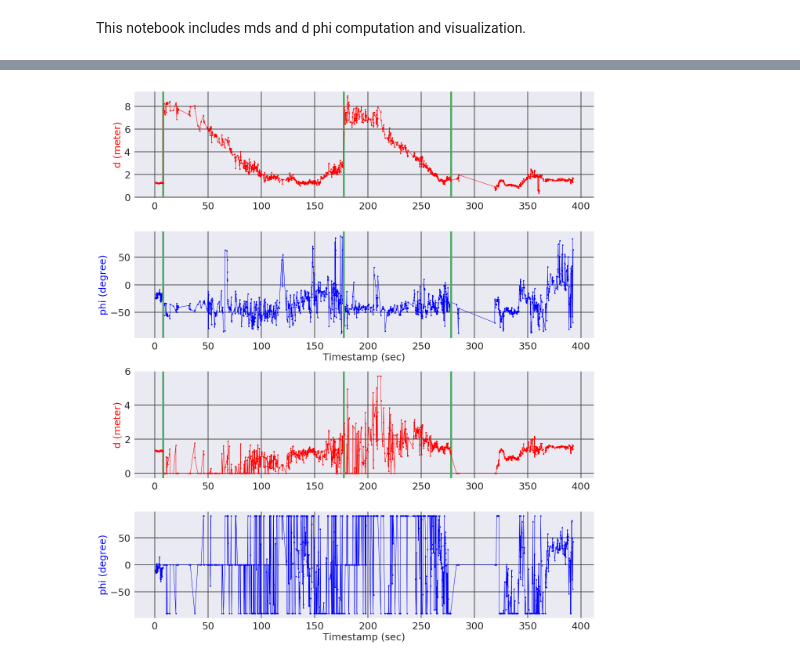
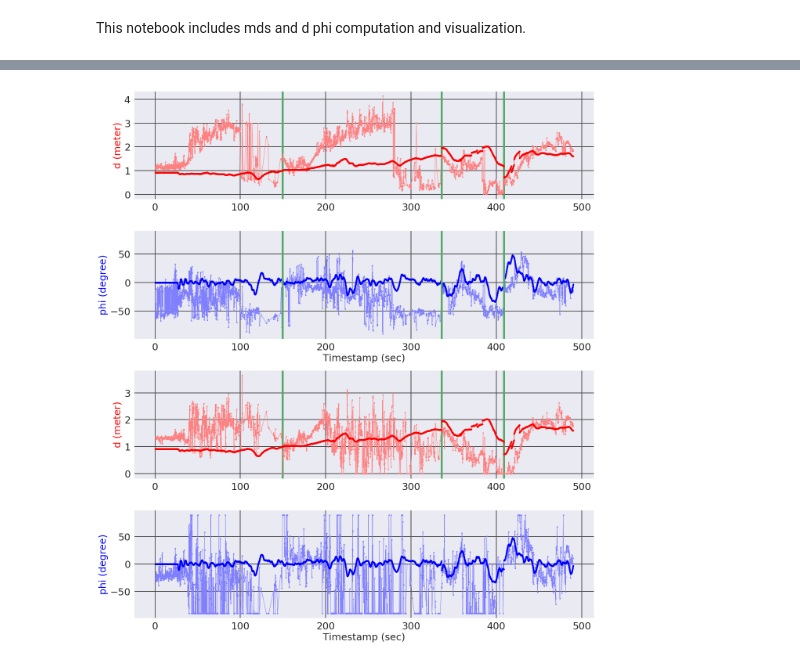
Before and after one commit to eric565648/python_visualization_tools, a Jupyter notebook: d_phi_visualization.ipynb, the cells around one changed output, grey strips where cells are left out. Drawn from its saved outputs; the diff is of its cells as text; code cells hidden in the pictures.

```diff
--- a/d_phi_visualization.ipynb
+++ b/d_phi_visualization.ipynb
@@ -23,10 +23,11 @@ from sklearn.metrics import pairwise_distances
 # from mpl_toolkits import mplot3d
 from points_registration import points_registration
 # %%
-filenames = ['0112_1000', '0112_1031', '0112_1153', '0112_1305' ,'0112_1328']
-#filenames = ['0112_1000']
+#filenames = ['0112_1000', '0112_1031', '0112_1153', '0112_1305' ,'0112_1328']
+filenames = ['0112_1153']
 guid_path = [0x6a7d, 0x6a4b, 0x6a20, 0x6a46, 0x6755]
 guid_len = [18.95, 22.49, 10.06, 10.2]
+guid_anchor_pos = [[0, -0.92], [18.95, -0.92], [41.44, -0.92], [51.04, 2.08], [61.24, 2.08]]
 stick_l = 0.82
 r_tag_points = np.array([[-0.65, 0.0],[0.12, 0.13]])
 
@@ -126,8 +127,12 @@ for filename in filenames:
 
     filename_p = 'data/jackal_ranges_' + filename + '.yaml'
 
+    gt_filename = 'data/' + filename + '.yaml'
+
     print('New file: ',filename_p)
+    print('New GT file: ',gt_filename)
 
+    # open the range file
     try:
         with open(filename_p) as dis_file:
             all_data = yaml.load(dis_file)
@@ -138,9 +143,27 @@ for filename in filenames:
             joints = all_data['joint']
             joint_stamps = all_data['joint_stamp']
 
+            joint_stamps = np.array(joint_stamps)
+
             del all_data
     except IOError:
-        print("No such file", filename)
+        print("No such file", filename_p)
+        continue
+
+    # open the ground truth file
+    try:
+        with open(gt_filename) as dis_file:
+            all_data = yaml.load(dis_file)
+            pos_list = all_data['data']
+            #timestamp = all_data['start_time']
+
+            pos_list['x'] = np.array(pos_list['x'], dtype=np.float64)
+            pos_list['y'] = np.array(pos_list['y'], dtype=np.float64)
+            pos_list['timestamp'] = np.array(pos_list['timestamp'], dtype=np.float64)
+
+            del all_data
+    except IOError:
+        print("No such file", gt_filename)
         continue
 
     f, axes = plt.subplots(nrows = 4, ncols = 1, figsize=(18,20))
@@ -205,7 +228,7 @@ for filename in filenames:
         j_ang = joint + math.pi
         dh_b = 0.3 + -0.05 + stick_l * math.cos(j_ang)
         dh_f = 0.5
-        r_tag_points[0,0] = -0.14 -(stick_l * math.sin(j_ang))
+        r_tag_points[0,0] = -0.14 +(stick_l * math.sin(j_ang))
 
         for k in mds_r_key:
             if this_r[k] != 0:
@@ -235,6 +258,48 @@ for filename in filenames:
                     mds_r[k]['r'] = None
                     mds_r[k]['t'] = None
                     mds_flag = False
+
+        ## add ground truth from slam ##
+        if draw_d_phi[filename] is None:
+            draw_d_phi[filename] = {}
+            draw_d_phi[filename]['t'] = np.array([])
+            draw_d_phi[filename]['d'] = np.array([])
+            draw_d_phi[filename]['phi'] = np.array([])
+            draw_d_phi[filename]['d_g'] = np.array([])
+            draw_d_phi[filename]['phi_g'] = np.array([])
+            draw_d_phi[filename]['t_gt'] = np.array([])
+            draw_d_phi[filename]['d_gt'] = np.array([])
+            draw_d_phi[filename]['phi_gt'] = np.array([])
+
+        gt_i = np.argmax(pos_list['timestamp']>=timestamps[i])
+        gt_stamp = pos_list['timestamp'][gt_i]
+
+        add_gt = False
+        if len(draw_d_phi[filename]['t_gt']) == 0:
+            add_gt = True
+        else:
+            if gt_stamp > draw_d_phi[filename]['t_gt'][-1]:
+                add_gt = True
+
+        if add_gt:
+            draw_d_phi[filename]['t_gt'] = np.append(draw_d_phi[filename]['t_gt'], gt_stamp)
+            px = pos_list['x'][gt_i]
+            py = pos_list['y'][gt_i]
+            ptheta = pos_list['theta'][gt_i]
+
+            anc_last_x = guid_anchor_pos[guid_sec][0]
+            anc_last_y = guid_anchor_pos[guid_sec][1]
+            anc_next_x = guid_anchor_pos[guid_sec+1][0]
+            anc_next_y = guid_anchor_pos[guid_sec+1][1]
+            anc_theta = math.atan2(anc_next_y-anc_last_y, anc_next_x-anc_last_x)
+
+            phi_gt = ptheta - anc_theta
+            d_gt = math.fabs((anc_next_x-anc_last_x)*(anc_last_y-py)-(anc_last_x-px)*(anc_next_y-anc_last_y)) / math.sqrt((anc_next_x-anc_last_x)**2+(anc_next_y-anc_last_y)**2)
+
+            draw_d_phi[filename]['d_gt'] = np.append(draw_d_phi[filename]['d_gt'], d_gt)
+            draw_d_phi[filename]['phi_gt'] = np.append(draw_d_phi[filename]['phi_gt'], math.degrees(phi_gt))
+
+        ###################################
 
         if mds_flag:
 
@@ -341,14 +406,6 @@ for filename in filenames:
                     phi_g -= 2*math.pi
             #######################
 
-            if draw_d_phi[filename] is None:
-                draw_d_phi[filename] = {}
-                draw_d_phi[filename]['t'] = np.array([])
-                draw_d_phi[filename]['d'] = np.array([])
-                draw_d_phi[filename]['phi'] = np.array([])
-                draw_d_phi[filename]['d_g'] = np.array([])
-                draw_d_phi[filename]['phi_g'] = np.array([])
-
             if d < 10 and d_g < 10 and -90 <= math.degrees(phi) <=90 and -90 <= math.degrees(phi) <=90:
                 draw_d_phi[filename]['t'] = np.append(draw_d_phi[filename]['t'], timestamps[i])
                 draw_d_phi[filename]['d'] = np.append(draw_d_phi[filename]['d'], d)
@@ -367,23 +424,26 @@ for filename in filenames:
 
     for st in anchor_stamp:
         axes[0].axvline(st, linewidth=5, color='g')
-    axes[0].plot(draw_d_phi[filename]['t'], draw_d_phi[filename]['d'], color=[1, 0, 0], marker='.', linewidth=1, markersize=5)
+    axes[0].plot(draw_d_phi[filename]['t'], draw_d_phi[filename]['d'], color=[1, 0.5, 0.5], marker='.', linewidth=1, markersize=5)
+    axes[0].plot(draw_d_phi[filename]['t_gt'], draw_d_phi[filename]['d_gt'], color=[1, 0, 0], marker='.', linewidth=1, markersize=5)
     axes[0] = ax_init_d(axes[0], [1, 0, 0])
     for st in anchor_stamp:
         axes[1].axvline(st, linewidth=5, color='g')
     axes[1] = ax_init_phi(axes[1], [0, 0, 1])
-    axes[1].plot(draw_d_phi[filename]['t'], draw_d_phi[filename]['phi'], color=[0, 0, 1], marker='.', linewidth=1, markersize=5)
+    axes[1].plot(draw_d_phi[filename]['t'], draw_d_phi[filename]['phi'], color=[0.5, 0.5, 1], marker='.', linewidth=1, markersize=5)
+    axes[1].plot(draw_d_phi[filename]['t_gt'], draw_d_phi[filename]['phi_gt'], color=[0, 0, 1], marker='.', linewidth=1, markersize=5)
 
 
     for st in anchor_stamp:
         axes[2].axvline(st, linewidth=5, color='g')
-    axes[2].plot(draw_d_phi[filename]['t'], draw_d_phi[filename]['d_g'], color=[1, 0, 0], marker='.', linewidth=1, markersize=5)
+    axes[2].plot(draw_d_phi[filename]['t'], draw_d_phi[filename]['d_g'], color=[1, 0.5, 0.5], marker='.', linewidth=1, markersize=5)
+    axes[2].plot(draw_d_phi[filename]['t_gt'], draw_d_phi[filename]['d_gt'], color=[1, 0, 0], marker='.', linewidth=1, markersize=5)
     axes[2] = ax_init_d(axes[2], [1, 0, 0])
     for st in anchor_stamp:
         axes[1].axvline(st, linewidth=5, color='g')
     axes[3] = ax_init_phi(axes[3], [0, 0, 1])
-    axes[3].plot(draw_d_phi[filename]['t'], draw_d_phi[filename]['phi_g'], color=[0, 0, 1], marker='.', linewidth=1, markersize=5)
-
+    axes[3].plot(draw_d_phi[filename]['t'], draw_d_phi[filename]['phi_g'], color=[0.5, 0.5, 1], marker='.', linewidth=1, markersize=5)
+    axes[3].plot(draw_d_phi[filename]['t_gt'], draw_d_phi[filename]['phi_gt'], color=[0, 0, 1], marker='.', linewidth=1, markersize=5)
 
     del r_list
     del timestamps
@@ -398,2 +474,2 @@ for filename in filenames:
-[figure, old version]
+[figure, new version]
 ==================================================
```
Also changed, not shown: parts of 1 cell of this notebook.
